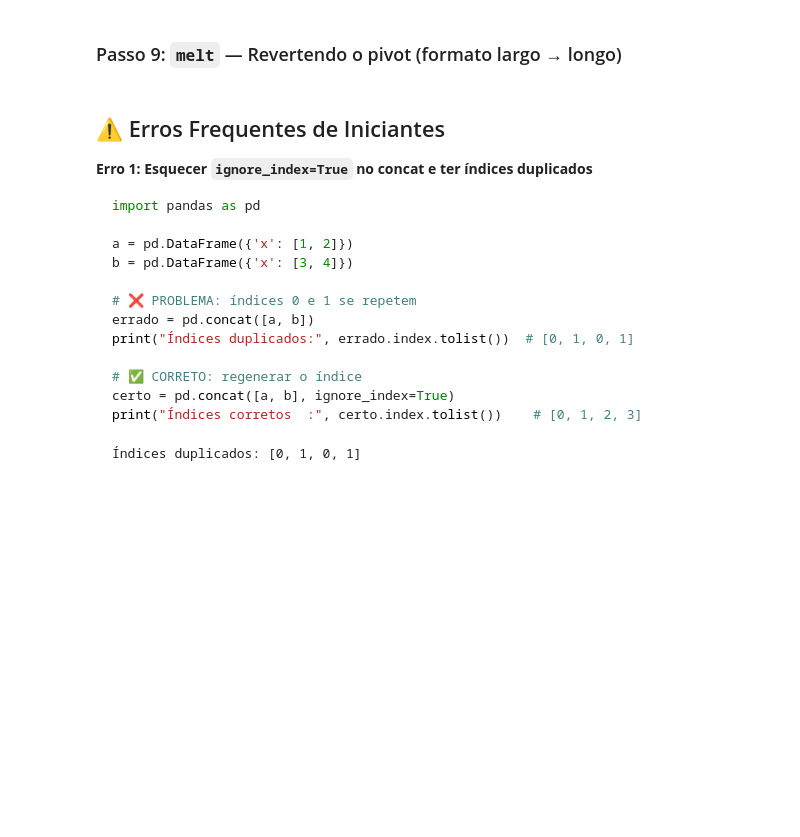
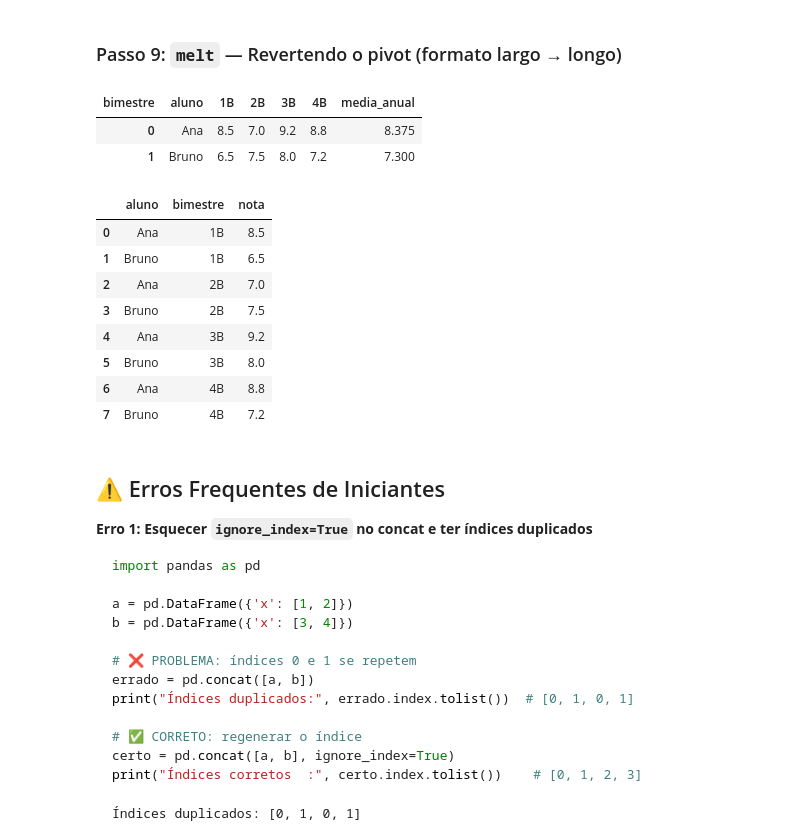
Before and after one commit to gilmarkammers/TecProgPyhton, a Jupyter notebook: 5_pandas_manipulacao_tabelas_Alunos.ipynb, the cells around one changed output. Cells and saved outputs as stored; diff of their text form; code cells hidden in the pictures; blank space fills up the shorter version.

```diff
--- a/5_pandas_manipulacao_tabelas_Alunos.ipynb
+++ b/5_pandas_manipulacao_tabelas_Alunos.ipynb
@@ -551,6 +551,9 @@ c) Use `melt()` para reverter a tabela pivotada (sem a coluna `media_anual`) de
 
 > 💡 **Dica:** Para o item (b), use `tabela_pivot['media_anual'] = tabela_pivot.mean(axis=1)`. Para o (c), primeiro faça `reset_index()` antes do `melt()`.
 # %%
+import pandas as pd
+import numpy as np
+
 notas_raw = pd.DataFrame({
     'aluno'    : ['Ana','Ana','Ana','Ana','Bruno','Bruno','Bruno','Bruno'],
     'bimestre' : ['1B','2B','3B','4B','1B','2B','3B','4B'],
@@ -560,10 +563,17 @@ notas_raw = pd.DataFrame({
 display(notas_raw)
 
 # a) Pivot simples: alunos nas linhas, bimestres nas colunas, média das notas
-notas_pivot = notas_raw.pivot(index='aluno', columns='bimestre', values='nota')
+notas_pivot = notas_raw.pivot(
+    index='aluno',
+    columns='bimestre',
+    values='nota'
+    )
+
 display(notas_pivot)
 
-#
+# b) Adicione uma coluna media_anual com a média das notas de cada aluno (use axis=1 para calcular a média por linha)
+notas_pivot['media_anual'] = notas_pivot.mean(axis=1)
+display(notas_pivot)
 # %% [output]
 |  | aluno | bimestre | nota |
 | 0 | Ana | 1B | 8.5 |
@@ -596,9 +610,33 @@ Os parâmetros principais:
 # %%
 # Vamos usar a tabela pivot criada acima e reverter para o formato longo
 # Primeiro, resetamos o índice para que 'mes' vire uma coluna normal
 
+notas_pivot_reset = notas_pivot.reset_index()
+display(notas_pivot_reset)
+
 
 # melt: converte colunas em linhas
+notas_melted = pd.melt(
+    notas_pivot_reset,
+    id_vars='aluno',
+    value_vars=['1B', '2B', '3B', '4B'],
+    var_name='bimestre',
+    value_name='nota'
+)
+display(notas_melted)
+# %% [output]
+| bimestre | aluno | 1B | 2B | 3B | 4B | media_anual |
+| 0 | Ana | 8.5 | 7.0 | 9.2 | 8.8 | 8.375 |
+| 1 | Bruno | 6.5 | 7.5 | 8.0 | 7.2 | 7.300 |
+|  | aluno | bimestre | nota |
+| 0 | Ana | 1B | 8.5 |
+| 1 | Bruno | 1B | 6.5 |
+| 2 | Ana | 2B | 7.0 |
+| 3 | Bruno | 2B | 7.5 |
+| 4 | Ana | 3B | 9.2 |
+| 5 | Bruno | 3B | 8.0 |
+| 6 | Ana | 4B | 8.8 |
+| 7 | Bruno | 4B | 7.2 |
 # %% [markdown]
 ## ⚠️ Erros Frequentes de Iniciantes
 
```
Also changed, not shown: parts of 1 cell of this notebook.
